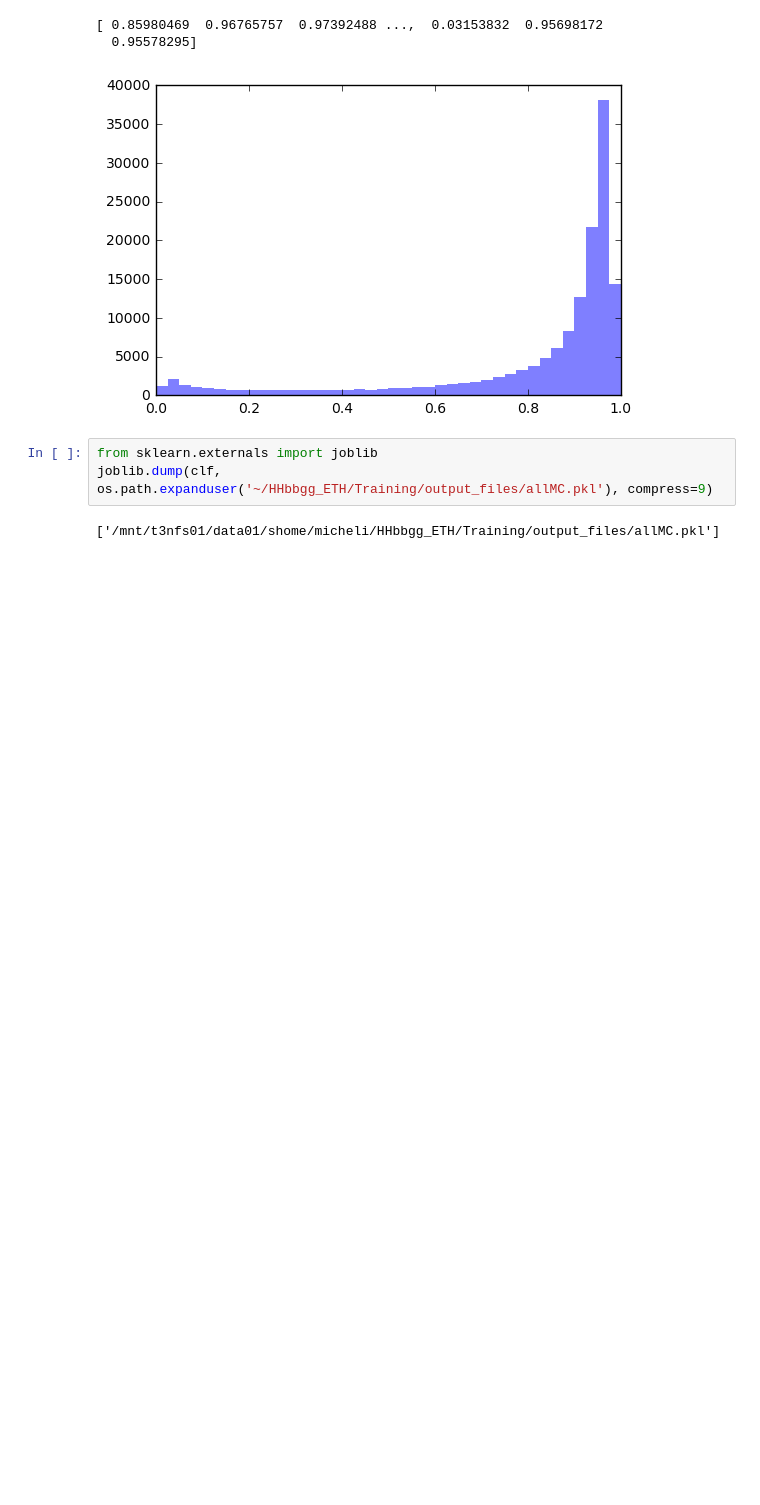
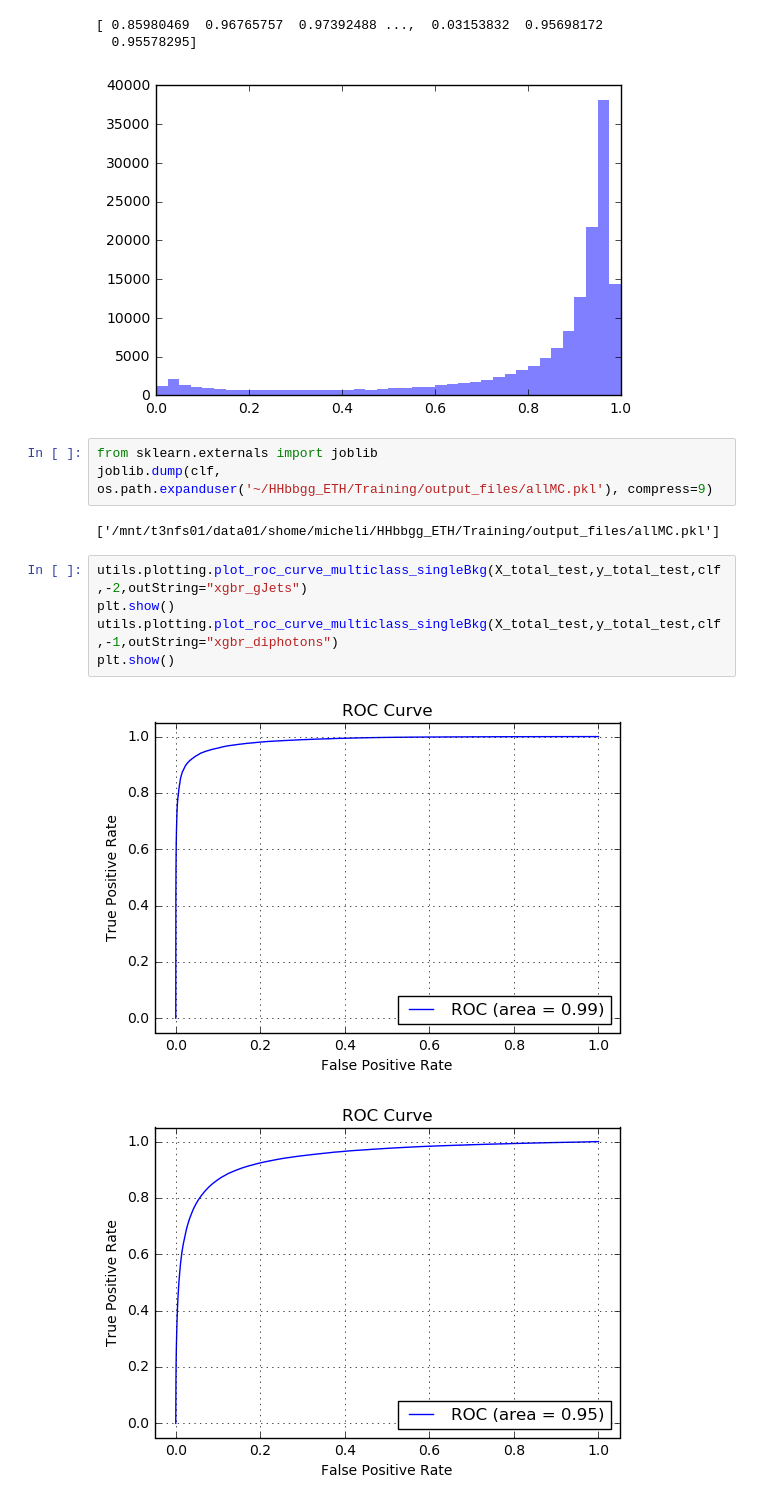
Before and after one commit to michelif/HHbbgg_ETH, a Jupyter notebook: Training/notebooks/trainMVAHHbbgg_allMC.ipynb, the cells around one changed output. Cells and saved outputs as stored; diff of their text form; blank space fills up the shorter version.

Commit message:
adding roc curve for background separately

```diff
--- a/Training/notebooks/trainMVAHHbbgg_allMC.ipynb
+++ b/Training/notebooks/trainMVAHHbbgg_allMC.ipynb
@@ -193,3 +194,11 @@ from sklearn.externals import joblib
 joblib.dump(clf, os.path.expanduser('~/HHbbgg_ETH/Training/output_files/allMC.pkl'), compress=9)
 # %% [output]
 ['/mnt/t3nfs01/data01/shome/micheli/HHbbgg_ETH/Training/output_files/allMC.pkl']
+# %%
+utils.plotting.plot_roc_curve_multiclass_singleBkg(X_total_test,y_total_test,clf,-2,outString="xgbr_gJets")
+plt.show()
+utils.plotting.plot_roc_curve_multiclass_singleBkg(X_total_test,y_total_test,clf,-1,outString="xgbr_diphotons")
+plt.show()
+# %% [output]
+[figure, added]
+[figure, added]
```
Also changed, not shown: parts of 2 cells of this notebook, 1 other file.
